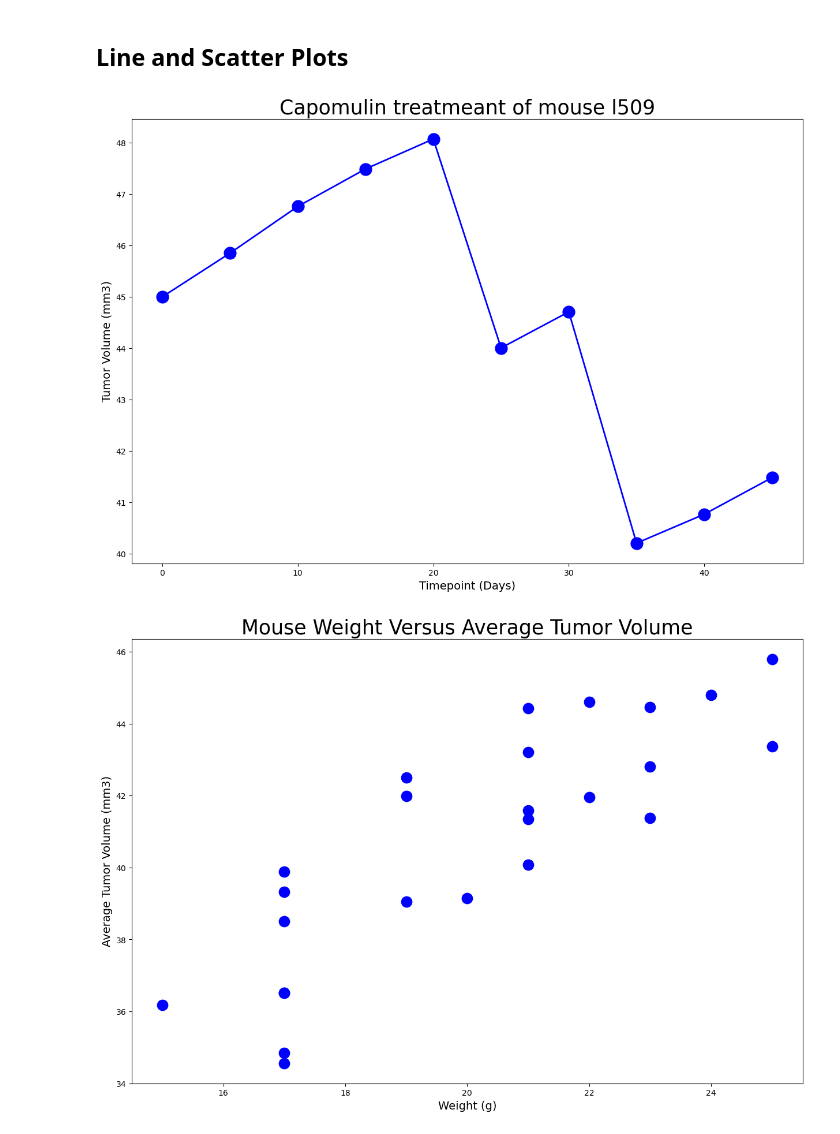
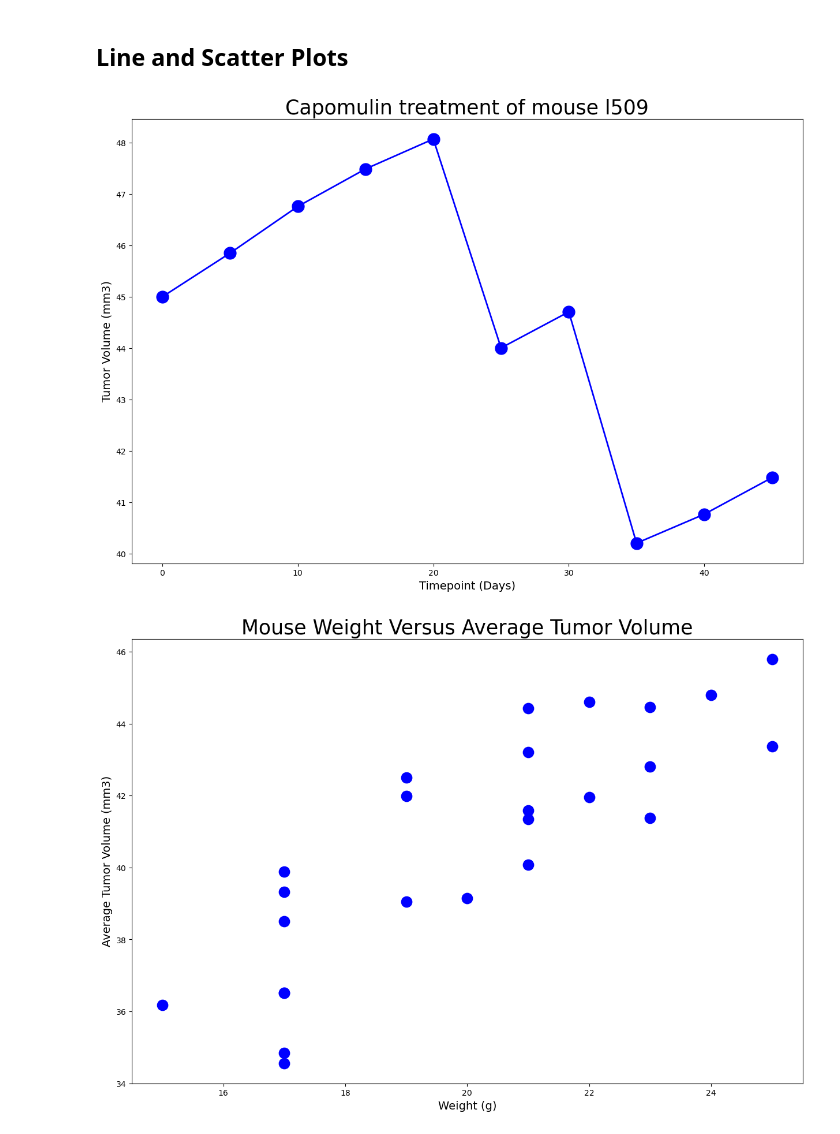
Before and after one commit to reedZimpfer/Matplotlib-Challenge, a Jupyter notebook: module_5/Pymaceuticals/Pymaceuticals_notebook.ipynb, the cells around one changed output. Drawn from its saved outputs; the diff is of its cells as text; code cells hidden in the pictures.

```diff
--- a/module_5/Pymaceuticals/Pymaceuticals_notebook.ipynb
+++ b/module_5/Pymaceuticals/Pymaceuticals_notebook.ipynb
@@ -484,22 +340,23 @@ plt.show()
 ## Line and Scatter Plots
 # %%
 # Generate a line plot of tumor volume vs. time point for a mouse treated with Capomulin
+Capomulin_df = clean_df.loc[clean_df["Drug Regimen"] == "Capomulin"]
 forline_df = Capomulin_df.loc[Capomulin_df["Mouse ID"] == "l509",:]
 
 x_axis = forline_df["Timepoint"]
 tumorsize = forline_df["Tumor Volume (mm3)"]
 
 fig1, ax1 = plt.subplots(figsize = (15, 10))
-plt.title("Capomulin treatmeant of mouse l509",fontsize = 25)
+plt.title("Capomulin treatment of mouse l509",fontsize = 25)
 plt.plot(x_axis, tumorsize, linewidth = 2, markersize = 15, marker = "o", color = "blue", label = "Fahreneit")
 plt.xlabel("Timepoint (Days)",fontsize = 14)
 plt.ylabel("Tumor Volume (mm3)",fontsize = 14)
 
 
 plt.savefig("images/line_graph.png", bbox_inches = "tight")
 plt.show()
 # %% [output]
-[figure, old version]
+[figure, new version]
 # %%
 # Generate a scatter plot of average tumor volume vs. mouse weight for the Capomulin regimen
 fig1, ax1 = plt.subplots(figsize = (15, 10))
```
Also changed, not shown: parts of 10 cells of this notebook, 1 other file.
